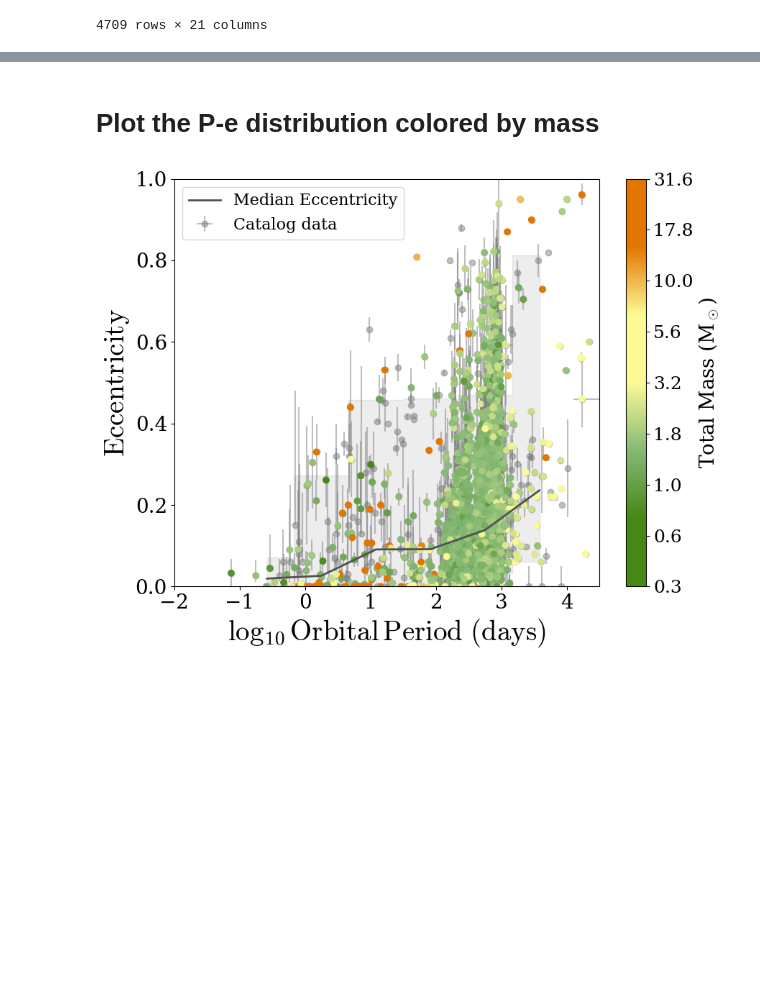
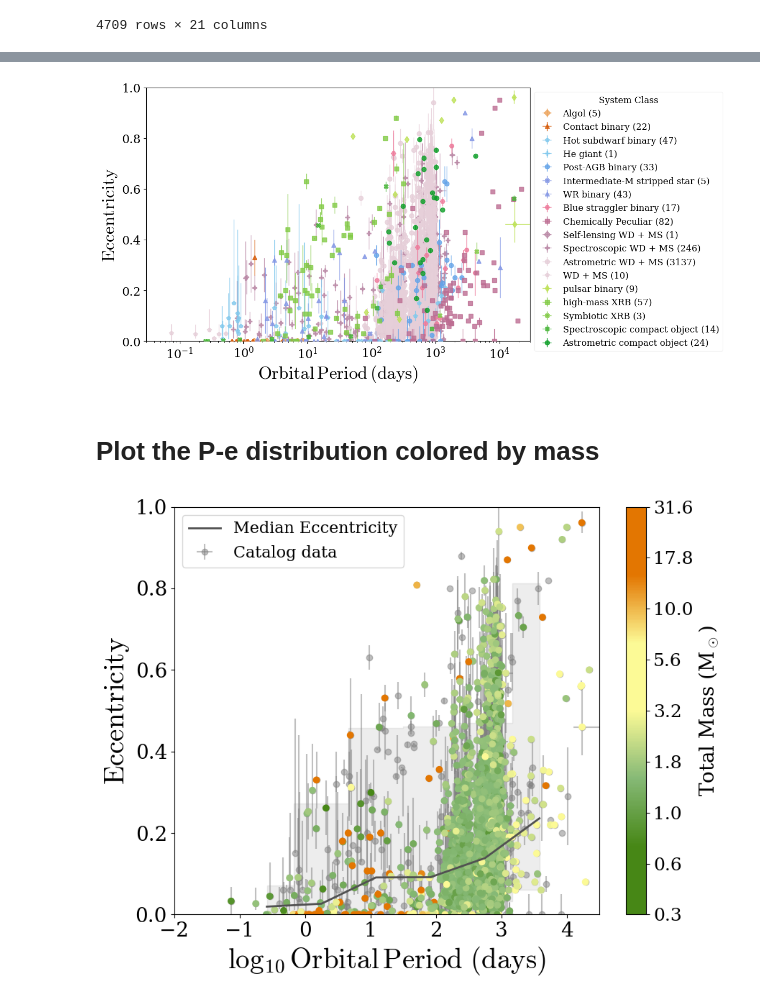
Before and after one commit to binary-observations/post_mt_catalog, a Jupyter notebook: code/data_analysis/P_e_analysis_plot.ipynb, the cells around one changed output, grey strips where cells are left out. Saved outputs shown, nothing was run; the diff lists cells and outputs as text; code cells hidden in the pictures; blank space fills up the shorter version.

Commit message:
updating P-e plots (fixed bug with errorless systems being filtered)

```diff
--- a/code/data_analysis/P_e_analysis_plot.ipynb
+++ b/code/data_analysis/P_e_analysis_plot.ipynb
@@ -163,2 +165,84 @@ def darken_color(color, factor=0.7):
+# %%
+fig, ax = plt.subplots(figsize=(12, 6))
+
+plot_df = catalog_df.copy()
+
+# Keep only rows with valid central values; log-x also requires Period > 0.
+plot_df = plot_df.dropna(subset=['Period', 'Eccentricity']).copy()
+plot_df = plot_df[plot_df['Period'] > 0].copy()
+
+# Build error columns and fill missing uncertainties with zero so points
+# without reported errors are still plotted.
+plot_df['Period_err_minus'] = plot_df['Period_err_minus'].fillna(0)
+plot_df['Period_err_plus'] = plot_df['Period_err_plus'].fillna(0)
+plot_df['Eccentricity_err_minus'] = plot_df['Eccentricity_err_minus'].fillna(0)
+plot_df['Eccentricity_err_plus'] = plot_df['Eccentricity_err_plus'].fillna(0)
+
+# Keep error bars physical: no negative period, and eccentricity bounded [0,1].
+mask_pmin = plot_df['Period'] - plot_df['Period_err_minus'] < 0
+plot_df.loc[mask_pmin, 'Period_err_minus'] = plot_df.loc[mask_pmin, 'Period']
+
+mask_emin = plot_df['Eccentricity'] - plot_df['Eccentricity_err_minus'] < 0
+plot_df.loc[mask_emin, 'Eccentricity_err_minus'] = plot_df.loc[mask_emin, 'Eccentricity']
+
+mask_eplus = plot_df['Eccentricity'] + plot_df['Eccentricity_err_plus'] > 1
+plot_df.loc[mask_eplus, 'Eccentricity_err_plus'] = 1 - plot_df.loc[mask_eplus, 'Eccentricity']
+
+# Plotly-style symbols mapped to matplotlib markers.
+plotly_to_mpl_marker = {
+    'circle': 'o',
+    'circle-open': 'o',
+    'square': 's',
+    'square-open': 's',
+    'diamond': 'D',
+    'diamond-open': 'D',
+    'diamond-tall': 'd',
+    'cross': 'P',
+    'cross-dot': 'P',
+    'x': 'X',
+    'triangle-up': '^',
+    'triangle-up-open': '^',
+    'star': '*',
+    'pentagon': 'p',
+    'pentagon-open': 'p',
+    'hourglass': 'H',
+}
+
+
+# Plot each system class separately so style/legend are per class.
+for system_class in STYLE_MAP.keys():
+    sub = plot_df[plot_df['system_class'] == system_class]
+    if sub.empty:
+        continue
+    # Move the WDs to the back
+    Zord = 3 if 'WD' not in system_class else 0
+
+    color = COLORMAP.get(system_class, '#666666')
+    marker_plotly = SYMBOLMAP.get(system_class, 'circle')
+    marker_mpl = plotly_to_mpl_marker.get(marker_plotly, 'o')
+
+    ax.errorbar(sub['Period'],sub['Eccentricity'],
+        xerr=[sub['Period_err_minus'], sub['Period_err_plus']],
+        yerr=[sub['Eccentricity_err_minus'], sub['Eccentricity_err_plus']],
+        fmt=marker_mpl,ms=6,color=color,ecolor=color,
+        elinewidth=1,capsize=0,alpha=0.8,
+        linestyle='none', zorder = Zord,
+        label=f"{system_class} ({len(sub)})"
+    )
+
+
+ax.set_xscale('log')
+ax.set_xlim(3e-2, 3e4)
+ax.set_ylim(0, 1)
+ax.tick_params(axis='both', labelsize=16)
+ax.set_xlabel('$\mathrm{Orbital\,Period\,(days)}$', fontsize=24)
+ax.set_ylabel('$\mathrm{Eccentricity}$', fontsize=24)
+ax.legend(bbox_to_anchor=(1, 1.0), loc='upper left', fontsize=12, framealpha=0.2, ncol=1, title='System Class')
+plt.tight_layout()
+plt.savefig(LATEX_PLOT_DIR / 'P_e_by_system_class.pdf')
+plt.savefig(PLOTS_DIR / 'P_e_by_system_class.pdf')
+plt.show()
+# %% [output]
+[figure, added]
 # %% [markdown]
 # Plot the P-e distribution colored by mass
```
Also changed, not shown: parts of 2 cells of this notebook, 8 other files.
